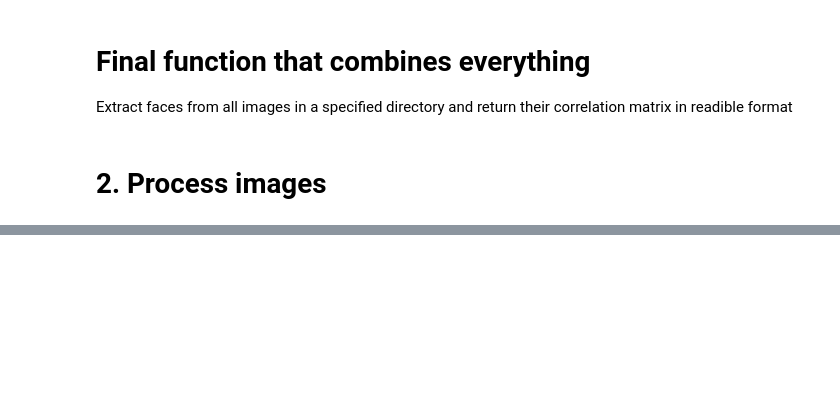
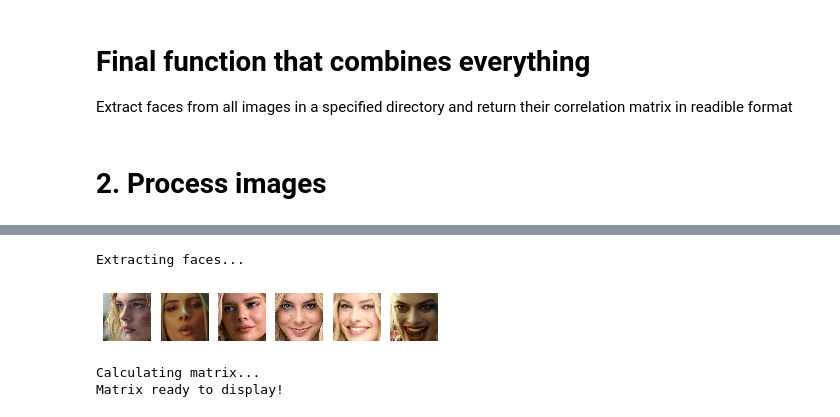
Before and after one commit to KrystianPlackowski/Face-correlation, a Jupyter notebook: main.ipynb, the cells around one changed output, grey strips where cells are left out. Cells and saved outputs as stored; diff of their text form; code cells hidden in the pictures; blank space fills up the shorter version.

```diff
--- a/main.ipynb
+++ b/main.ipynb
@@ -241,0 +242,8 @@ Matrix ready to display!
+# %%
+matrix_2 = process_directory('images_2')
+matrix_2
+# %% [output]
+Extracting faces...
+[figure, added]
+Calculating matrix...
+Matrix ready to display!
```
Also changed, not shown: parts of 3 cells of this notebook, 12 other files.
